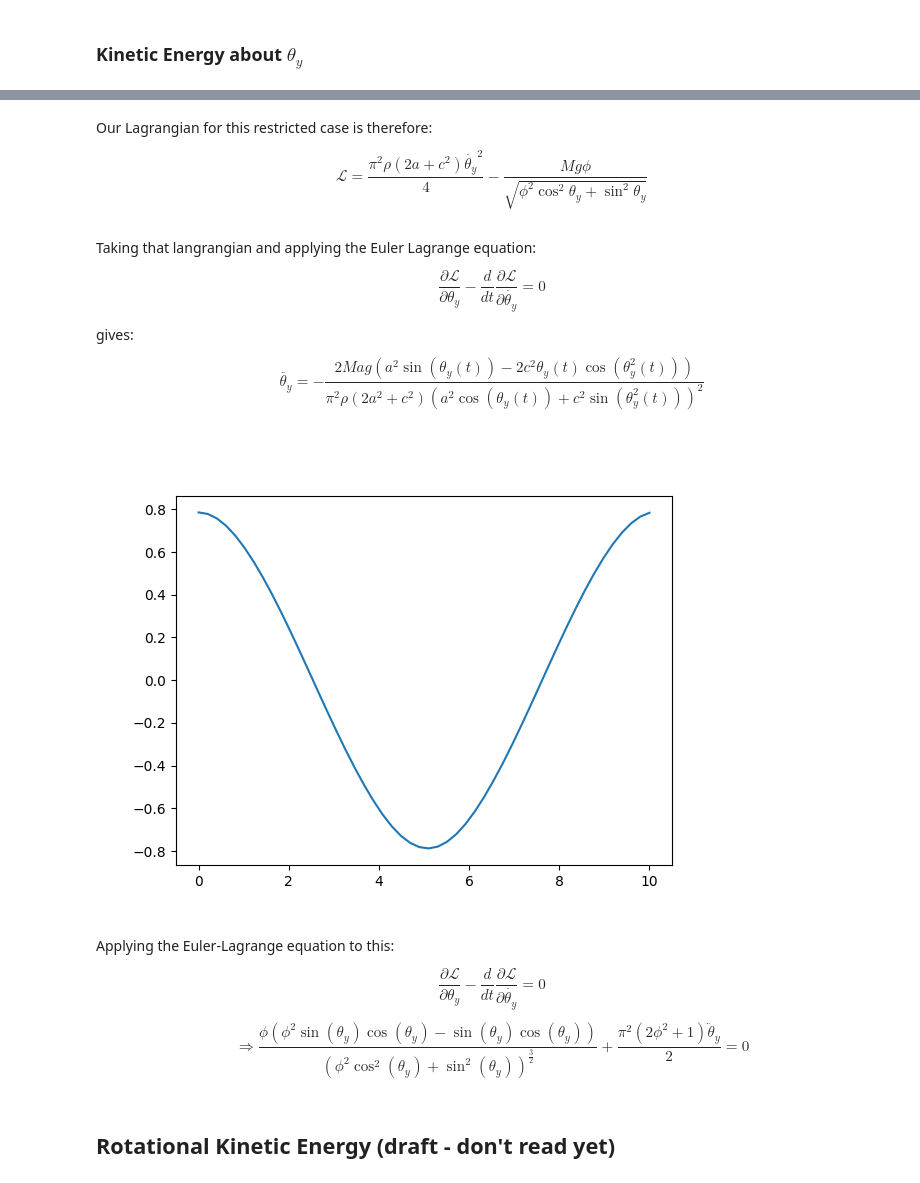
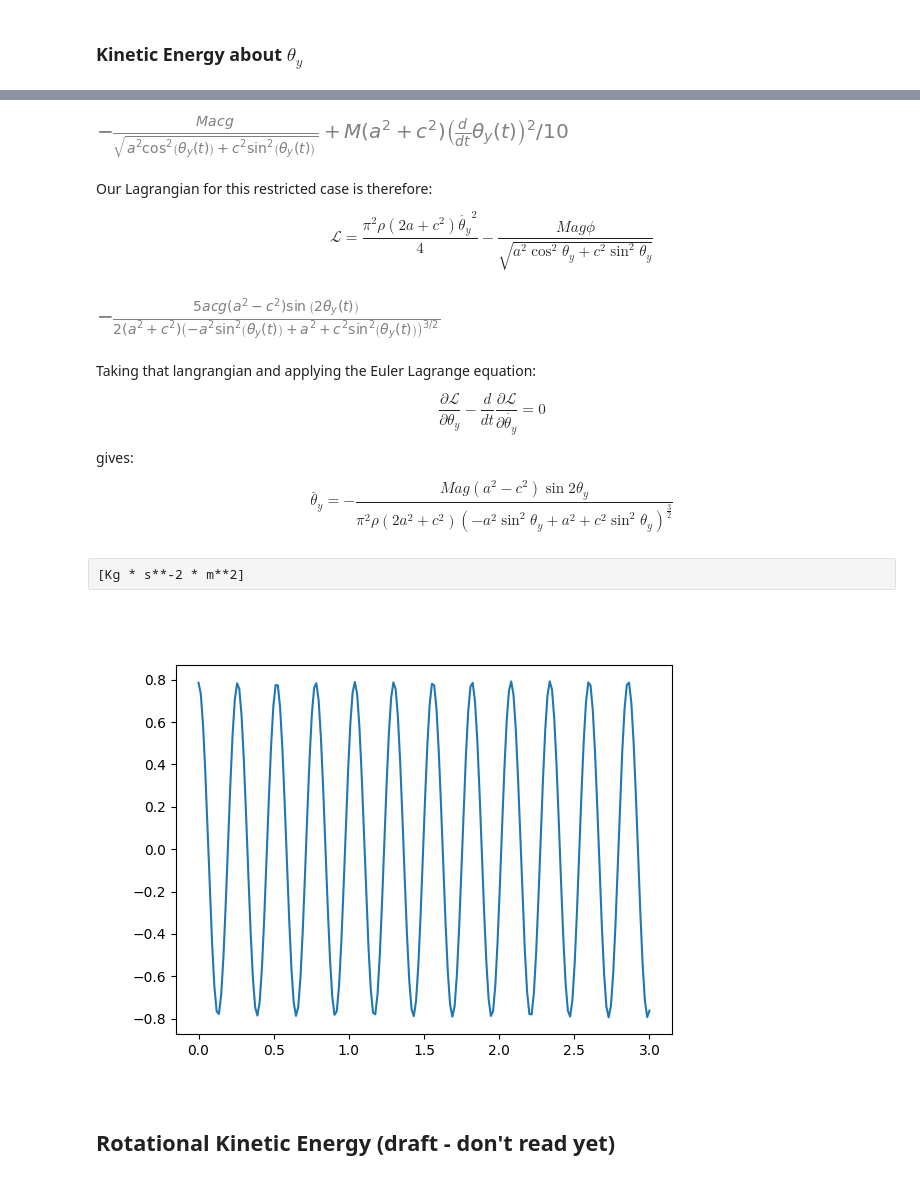
Before and after one commit to rvodden/phitop, a Jupyter notebook: phitop.ipynb, the cells around one changed output, grey strips where cells are left out. Cells and saved outputs as stored; diff of their text form; code cells hidden in the pictures.

Commit message:
Fixed the moment of inertia

```diff
--- a/phitop.ipynb
+++ b/phitop.ipynb
@@ -70,17 +70,17 @@ $$
 # %%
 def derive_phitop():
 
-    alpha, beta = sym.symbols("alpha beta")
+    alpha, beta, r = sym.symbols("alpha beta r")
     a, c = sym.symbols("a c")
 
     def spheroid(a=a,c=c, alpha=alpha, beta=beta):
         """a general spheroid in three dimensions"""
-        return sym.Matrix([a*sym.cos(alpha), c*sym.sin(alpha)*sym.sin(beta), c*sym.sin(alpha)*sym.cos(beta)])
+        return sym.Matrix([r*a*sym.cos(alpha), r*c*sym.sin(alpha)*sym.sin(beta), r*c*sym.sin(alpha)*sym.cos(beta)])
 
     theta_y = sym.symbols("theta_y")
 
     return sym.rot_axis2(theta_y) * spheroid()
 
 phitop = derive_phitop()
-print(sym.latex(phitop))
+phitop
 # %% [output]
@@ -181,7 +188,7 @@ interactive(children=(FloatSlider(value=0.0, description='theta_y', max=1.570796
 def derive_potential_energy():
     M, g, a, c, t= sym.symbols("M, g, a, c, t")
     theta_y = sym.Function("theta_y")(t)
-    return M * g * a / (sym.sqrt(a**2*sym.sin(sym.pi/2 - theta_y))**2 + c**2*sym.cos(sym.pi/2-theta_y**2))
+    return M * g * a * c / (sym.sqrt(a**2*sym.sin(sym.pi/2 - theta_y)**2 + c**2*sym.cos(sym.pi/2-theta_y)**2))
 potential_energy = derive_potential_energy()
 potential_energy
 # %% [output]
@@ -205,7 +220,7 @@ Intuitively this potential energy does not change if we shift our frame of refer
 # %%
 def derive_moment_of_inertia():
     x,z,y = sym.symbols("x y z")
-    alpha, beta, rho = sym.symbols("alpha beta rho")
+    a, c, alpha, beta, r, rho, M = sym.symbols("a c alpha beta r rho M")
 
     def moment_of_inertia_integrand():
         m = rho * sym.Matrix([
@@ -215,11 +230,13 @@ def derive_moment_of_inertia():
         ])
         return m
 
-    parametric_integrand = moment_of_inertia_integrand().subs({x: phitop[0], y: phitop[1], z:phitop[2]})
-
+    # r^2 sin (alpha) term required for integration in spherical co-ordinates
+    parametric_integrand = a * c ** 2 * moment_of_inertia_integrand().subs({x: phitop[0], y: phitop[1], z: phitop[2]}) * r ** 2 * sym.sin(alpha)
     moi_by_alpha = sym.Integral(parametric_integrand,(alpha,0,sym.pi)).doit()
     moi_by_beta = sym.Integral(moi_by_alpha,(beta,-sym.pi,sym.pi)).doit()
-    return moi_by_beta
-moment_of_inertia = derive_moment_of_inertia()
-moment_of_inertia.simplify()
+    moi_by_r = sym.Integral(moi_by_beta,(r,0,1)).doit()
+    moi = moi_by_r.subs(rho, 3 * M / (4 * sym.pi * a * c **2))
+    return moi
+moment_of_inertia = derive_moment_of_inertia().simplify()
+moment_of_inertia
 # %% [output]
@@ -283,12 +317,15 @@ $$
 def derive_theta_y_lagrangian():
     return theta_y_kinetic_energy - potential_energy
 theta_y_lagrangian = derive_theta_y_lagrangian()
+theta_y_lagrangian
+# %% [output]
+[figure, added]
 # %% [markdown]
 
 Our Lagrangian for this restricted case is therefore:
 
 $$
-\mathcal{L} = \frac{\pi^{2}\rho \left(2 a + c^2\right) \dot{\theta_{y}}^{2}}{4} - \frac{Mg\phi}{\sqrt{\phi^2\cos^2\theta_y + \sin^2\theta_y}}
+\mathcal{L} = \frac{\pi^{2}\rho \left(2 a + c^2\right) \dot{\theta_{y}}^{2}}{4} - \frac{Mag\phi}{\sqrt{a^2\cos^2\theta_y + c^2\sin^2\theta_y}}
 $$
 # %%
 def derive_theta_y_euler_lagrange():
@@ -303,6 +340,9 @@ def derive_theta_y_euler_lagrange():
     ddt_dLdtheta_y_dot = sym.diff(dLdtheta_y_dot, t)
     return sym.solve(dLdtheta_y - ddt_dLdtheta_y_dot, sym.Derivative(theta_y_dot,t))[0].simplify()
 theta_y_euler_lagrange = derive_theta_y_euler_lagrange()
+theta_y_euler_lagrange
+# %% [output]
+[figure, added]
 # %% [markdown]
 Taking that langrangian and applying the Euler Lagrange equation:
 
@@ -314,56 +354,49 @@ $$
 gives:
 
 $$
-\ddot{\theta_y} = - \frac{2 M a g \left(a^{2} \sin{\left(\theta_{y}{\left(t \right)} \right)} - 2 c^{2} \theta_{y}{\left(t \right)} \cos{\left(\theta_{y}^{2}{\left(t \right)} \right)}\right)}{\pi^{2} \rho \left(2 a^{2} + c^{2}\right) \left(a^{2} \cos{\left(\theta_{y}{\left(t \right)} \right)} + c^{2} \sin{\left(\theta_{y}^{2}{\left(t \right)} \right)}\right)^{2}}
+\ddot{\theta_y} =
+- \frac{M a g \left(a^{2} - c^{2}\right) \sin{2 \theta_{y} }}{\pi^{2} \rho \left(2 a^{2} + c^{2}\right) \left(- a^{2} \sin^{2}{\theta_{y}} + a^{2} + c^{2} \sin^{2}{\theta_{y}}\right)^{\frac{3}{2}}}
 $$
+# %% [raw]
+[Kg * s**-2 * m**2]
 # %%
 def calculate_real_values():
-    a = 0.05108
-    c = 0.03132 # meters
-    M = 0.071
-    V = 4/3 * np.pi * a * c**2
-    rho = M / V
+    a = 0.05108 / 2
+    c = 0.03132 / 2 # meter
+    M = 0.071 # Kg
+    V = 4/3 * np.pi * a * c**2 # m**3
+    rho = M / V # Kg*m**-3
     return a, c, M, V, rho
 # %%
 def solve_theta_y_euler_lagrange():
     a_v, c_v, M_v, V_v, rho_v = calculate_real_values()
-    g_v = 9.8
+    g_v = 9.8 # m * s ** -2
     a,c,M,rho,g = sym.symbols("a c M rho g")
     theta_y = sym.Function("theta_y")(t)
 
     d2theta_dt2 = sym.lambdify(theta_y, theta_y_euler_lagrange.subs({
         a: a_v,
         c: c_v,
         M: M_v,
         g: g_v,
         rho: rho_v
     }))
 
     def model(t, theta):
         return (theta[1], d2theta_dt2(theta[0]))
 
-    ts = np.linspace(0, 10, resolution)
+    ts = np.linspace(0, 3, resolution)
 
-    sol=sp.integrate.solve_ivp(model, [0,10], [np.pi/4, 0], t_eval = ts)
+    sol=sp.integrate.solve_ivp(model, [0,5], [np.pi/4, 0], t_eval = ts)
     time_array=sol.t
     solution_array=sol.y
     fig = plt.figure()
     ax = fig.add_subplot(1,1,1)
     ax.plot(time_array, solution_array[0,:])
 
 solve_theta_y_euler_lagrange()
 # %% [output]
-[figure, old version]
+[figure, new version]
-# %% [markdown]
-Applying the Euler-Lagrange equation to this:
-
-$$
-\frac{\partial \mathcal{L}}{\partial \theta_y} - \frac{d}{dt}\frac{\partial \mathcal{L}}{\partial \dot{\theta_y}} = 0
-$$
-
-$$
-\Rightarrow \frac{\phi \left(\phi^{2} \sin{\left(\theta_{y} \right)} \cos{\left(\theta_{y} \right)} - \sin{\left(\theta_{y} \right)} \cos{\left(\theta_{y} \right)}\right)}{\left(\phi^{2} \cos^{2}{\left(\theta_{y} \right)} + \sin^{2}{\left(\theta_{y} \right)}\right)^{\frac{3}{2}}} + \frac{\pi^{2} \left(2 \phi^{2} + 1\right) \ddot{\theta}_{y}}{2} = 0
-$$
 # %% [markdown]
 ## Rotational Kinetic Energy (draft - don't read yet)
 # %%
```
Also changed, not shown: parts of 16 cells of this notebook.
